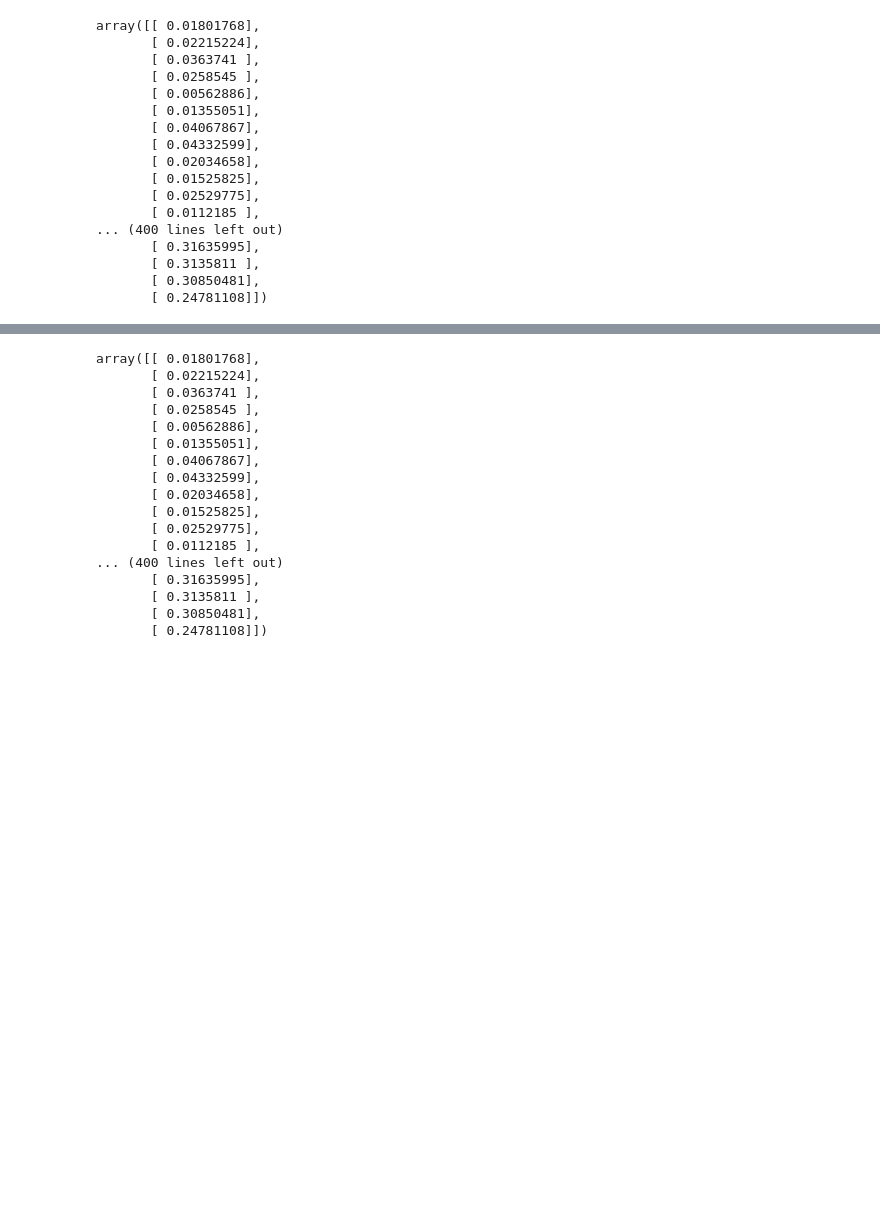
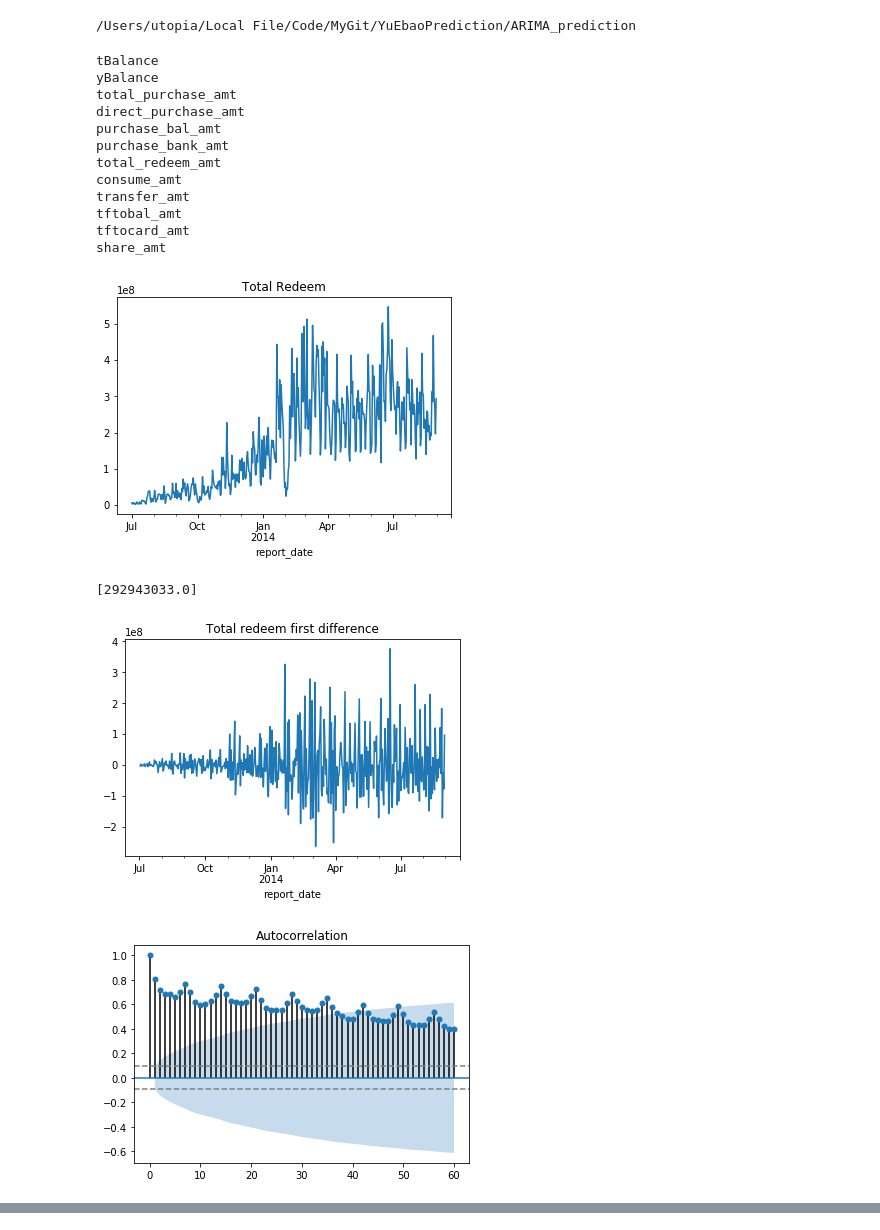
Before and after one commit to mungerism/YuEbaoPrediction, a Jupyter notebook: ARIMA_prediction/hybrid_total_redeem.ipynb, the cells around one changed output, grey strips where cells are left out. Saved outputs shown, nothing was run; the diff lists cells and outputs as text; code cells hidden in the pictures; blank space fills up the shorter version.

Commit message:
update
Signed-off-by: Utopia <izentopia@gmail.com>

```diff
--- a/ARIMA_prediction/hybrid_total_redeem.ipynb
+++ b/ARIMA_prediction/hybrid_total_redeem.ipynb
@@ -5,4 +1,8 @@ D:\graduation\YuEbaoPrediction\ARIMA_prediction
 # %%
+# %cd D:\\graduation\\YuEbaoPrediction\\ARIMA_prediction
+%cd /Users/utopia/Local File/Code/MyGit/YuEbaoPrediction/ARIMA_prediction
+
+%matplotlib inline
 import matplotlib.pylab as plt
 import pandas as pd
 from statsmodels.tsa.stattools import adfuller
@@ -110,9 +110,6 @@ for label in labels:
 df = df.groupby('report_date').sum()
 total_redeem_original = df['total_redeem_amt']
 # ts = ts['2014-04-01':'2014-06-30']
-total_redeem_original
-
-
 
 # print('原数据ADF')
 # test_stationarity(ts)
@@ -182,47 +179,54 @@ plt.show()
 plt.axhline(y=-1.96/np.sqrt(len(ts_diff_1)),linestyle='--',color='gray')
 plt.axhline(y=1.96/np.sqrt(len(ts_diff_1)),linestyle='--',color='gray')
 plot_pacf(ts_diff_1, ax=plt.gca(), lags=60)
 plt.show()
 
 # proper_model(ts_diff_1, 10)
 
 model = ARMA(ts_diff_1, order=(1, 8))
 result_arma = model.fit(disp=-1, method='css')
 
 predict_ts = result_arma.predict()
 
 predict_ts.plot(label='predicted')
 ts_diff_1.plot(label='original')
 plt.legend(loc='best')
 plt.show()
 
 recovery_diff_1 = predict_diff_recover(predict_ts, [1])
 recovery_diff_1.plot()
 plt.show()
 
 rol_sum = total_redeem_original.rolling(window=6).sum()
 total_redeem_prediction = recovery_diff_1 * 7 - rol_sum.shift(1)
 
 total_redeem_prediction.plot(label='predicted')
 total_redeem_original.plot(label='original')
 
 plt.legend(loc='best')
 plt.show()
+
+total_redeem_residual = total_redeem_original - total_redeem_prediction
+total_redeem_residual_values = total_redeem_residual.values[8:]
+df = df[8:]
+df['total_redeem_amt'] = total_redeem_residual_values
+df.to_csv('../file/hybrid_total_redeem.csv')
+# print(total_redeem_residual_values)
 # %% [output]
-array([[ 0.01801768],
-       [ 0.02215224],
-       [ 0.0363741 ],
-       [ 0.0258545 ],
-       [ 0.00562886],
-       [ 0.01355051],
-       [ 0.04067867],
-       [ 0.04332599],
-       [ 0.02034658],
-       [ 0.01525825],
-       [ 0.02529775],
-       [ 0.0112185 ],
-... (400 lines left out)
-       [ 0.31635995],
-       [ 0.3135811 ],
-       [ 0.30850481],
-       [ 0.24781108]])
+/Users/utopia/Local File/Code/MyGit/YuEbaoPrediction/ARIMA_prediction
+tBalance
+yBalance
+total_purchase_amt
+direct_purchase_amt
+purchase_bal_amt
+purchase_bank_amt
+total_redeem_amt
+consume_amt
+transfer_amt
+tftobal_amt
+tftocard_amt
+share_amt
+[figure, added]
+[292943033.0]
+[figure, added]
+[figure, added]
@@ -229,21 +248,0 @@ array([[ 0.01801768],
-# %%
-
-total_redeem_residual = total_redeem_original - total_redeem_prediction
-# %% [output]
-array([[ 0.01801768],
-       [ 0.02215224],
-       [ 0.0363741 ],
-       [ 0.0258545 ],
-       [ 0.00562886],
-       [ 0.01355051],
-       [ 0.04067867],
-       [ 0.04332599],
-       [ 0.02034658],
-       [ 0.01525825],
-       [ 0.02529775],
-       [ 0.0112185 ],
-... (400 lines left out)
-       [ 0.31635995],
-       [ 0.3135811 ],
-       [ 0.30850481],
-       [ 0.24781108]])
```
Also changed, not shown: parts of 13 cells of this notebook, 2 other files.
